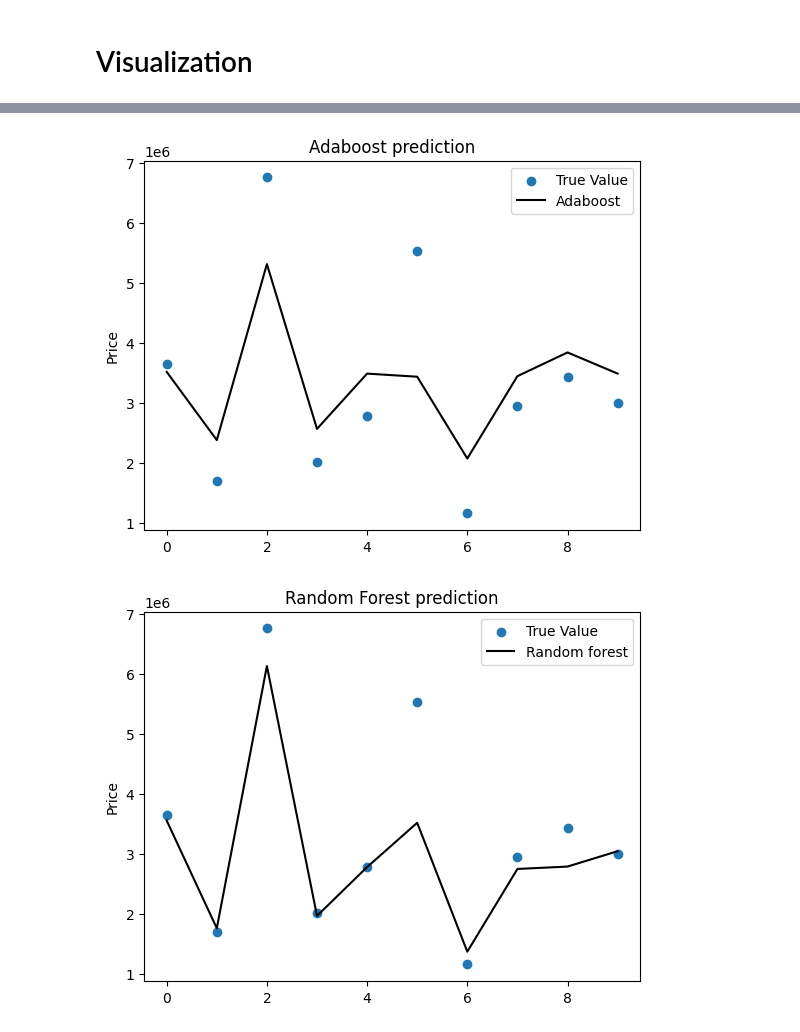
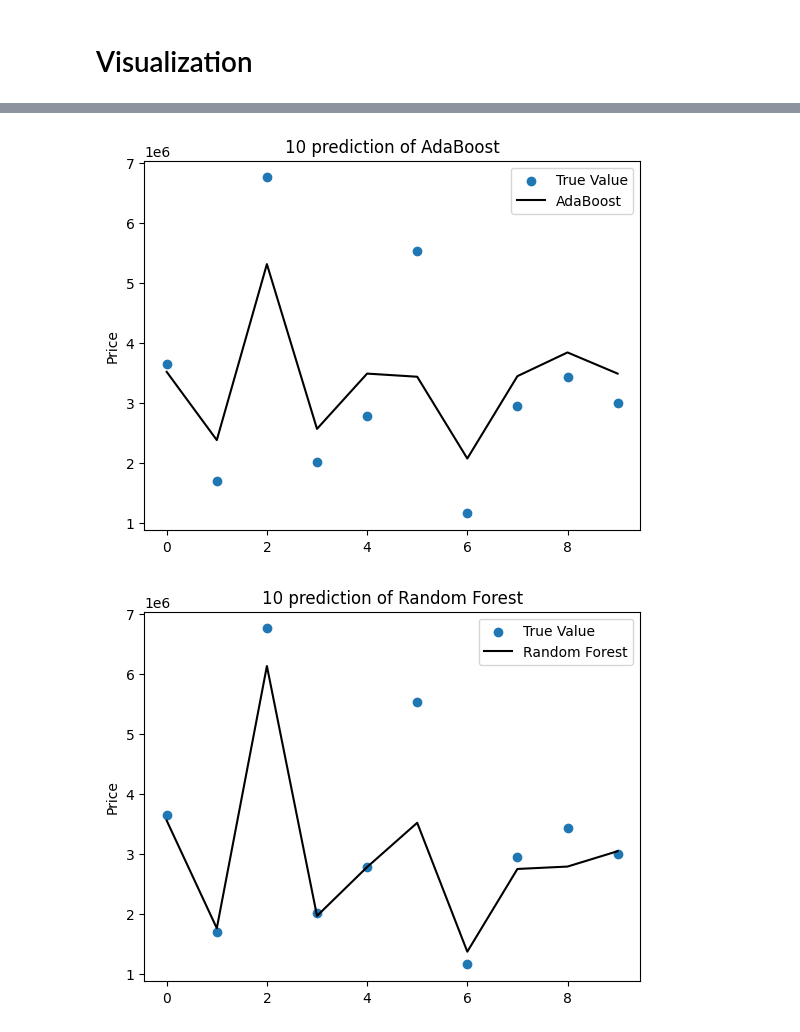
Before and after one commit to hairfann/airfare-prediction, a Jupyter notebook: flight_price.ipynb, the cells around one changed output, grey strips where cells are left out. Saved outputs shown, nothing was run; the diff lists cells and outputs as text; code cells hidden in the pictures.

Commit message:
Update model Visualization

```diff
--- a/flight_price.ipynb
+++ b/flight_price.ipynb
@@ -316,7 +316,7 @@ rf_prediction = random_forest.predict(X_test)
 clf_en_prediction = decision_tree.predict(X_test)
 # %%
 model_result = pd.DataFrame(index=['Mean Absolute Error',"R-square","Mean squared Error"])
-model_list = ['xgboost','adaboost','random_forest','decision_tree']
+model_list = ['XGBoost','AdaBoost','Random Forest','Decision Tree']
 prediction_list = [xgboost_prediction, adaboost_prediction, rf_prediction, clf_en_prediction]
 for i in range(0,len(model_list)):
     model_result[model_list[i]] = [str(mean_absolute_error(prediction_list[i], Y_test)), str(r2_score(prediction_list[i], Y_test)), str(mean_squared_error(prediction_list[i], Y_test))]
@@ -351,27 +351,27 @@ Y_adaboost = adaboost_prediction[:10]
 
 plt.scatter(x, y)
 plt.plot(X_adaboost, Y_adaboost,color='black')
-plt.title('Adaboost prediction')
+plt.title('10 prediction of AdaBoost')
 plt.ylabel('Price')
-plt.legend(['True Value','Adaboost'])
+plt.legend(['True Value','AdaBoost'])
 plt.show()
 # %% [output]
-[figure, old version]
+[figure, new version]
 # %%
 x = [i for i in range(0,10)]
 y = Y_test[:10]
 
 X_random_forest = [i for i in range(0,10)]
 Y_random_forest = rf_prediction[:10]
 
 plt.scatter(x, y)
 plt.plot(X_random_forest, Y_random_forest ,color='black')
-plt.title('Random Forest prediction')
+plt.title('10 prediction of Random Forest')
 plt.ylabel('Price')
-plt.legend(['True Value','Random forest'])
+plt.legend(['True Value','Random Forest'])
 plt.show()
 # %% [output]
-[figure, old version]
+[figure, new version]
 # %%
 x = [i for i in range(0,10)]
 y = Y_test[:10]
```
Also changed, not shown: parts of 3 cells of this notebook.
